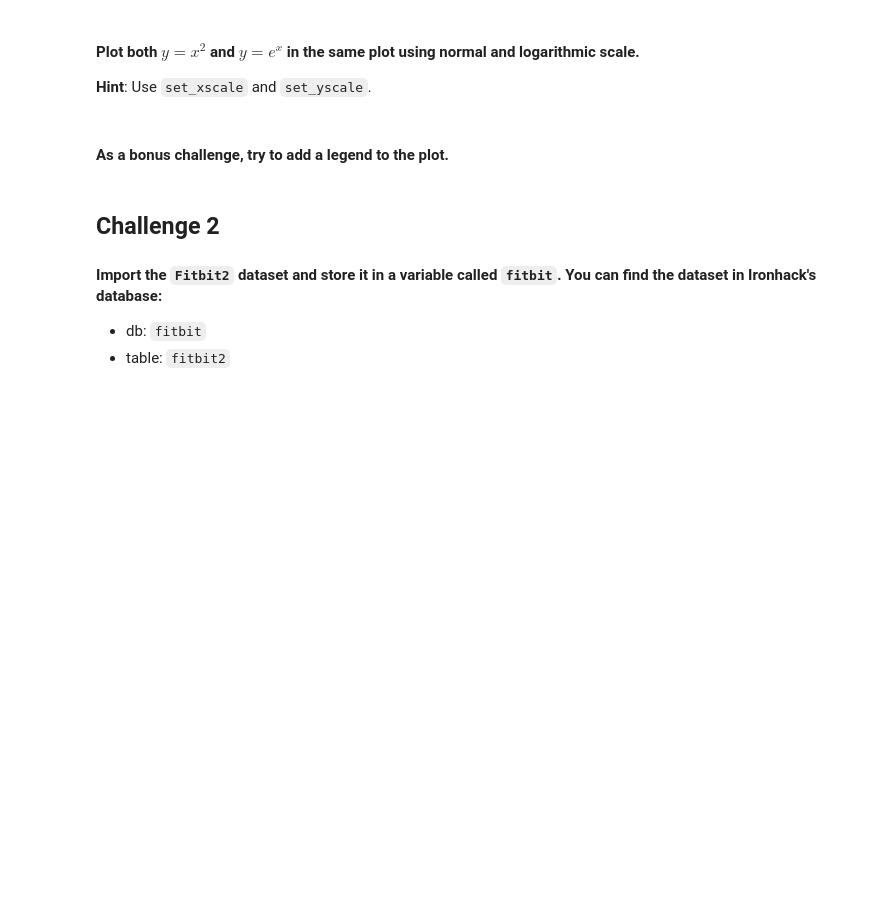
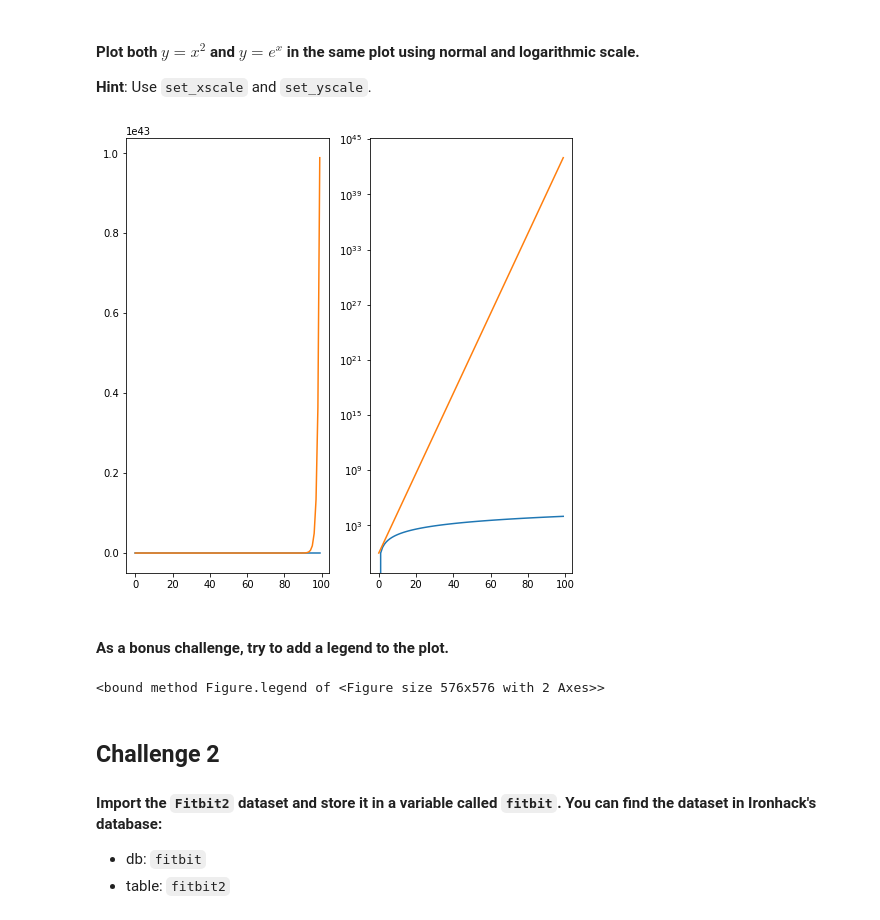
Before and after one commit to ta-datapt-bcn/lab-matplotlib-seaborn, a Jupyter notebook: your-code/main.ipynb, the cells around one changed output. Cells and saved outputs as stored; diff of their text form; code cells hidden in the pictures; blank space fills up the shorter version.

```diff
--- a/your-code/main.ipynb
+++ b/your-code/main.ipynb
@@ -44,7 +64,21 @@ If you want, try to add a title to the plot or even axes labels. You can also pl
+# %%
+# your code here
+fig, [ax1, ax2] = plt.subplots(1,2, figsize=(8,8))
+ax1.plot(x,x**2)
+ax1.plot(x,np.exp(x))
+
+ax2.plot(x, x**2)
+ax2.plot(x, np.exp(x))
+ax2.set_yscale('log')
+# %% [output]
+[figure, added]
 # %% [markdown]
 #### As a bonus challenge, try to add a legend to the plot.
 # %%
 # your code here
+fig.legend
+# %% [output]
+<bound method Figure.legend of <Figure size 576x576 with 2 Axes>>
 # %% [markdown]
 ## Challenge 2
 #### Import the `Fitbit2` dataset and store it in a variable called `fitbit`. You can find the dataset in Ironhack's database:
```
Also changed, not shown: parts of 42 cells of this notebook, 3 other files.
